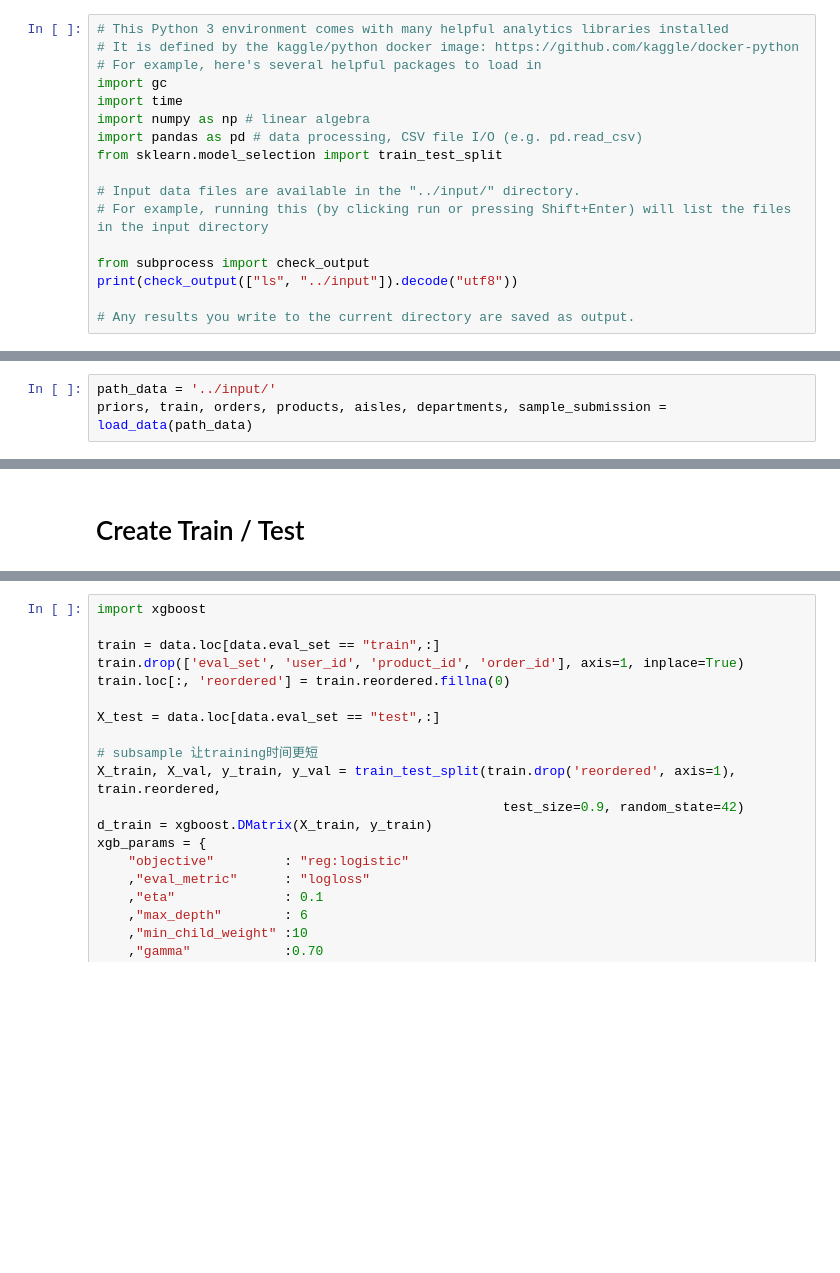
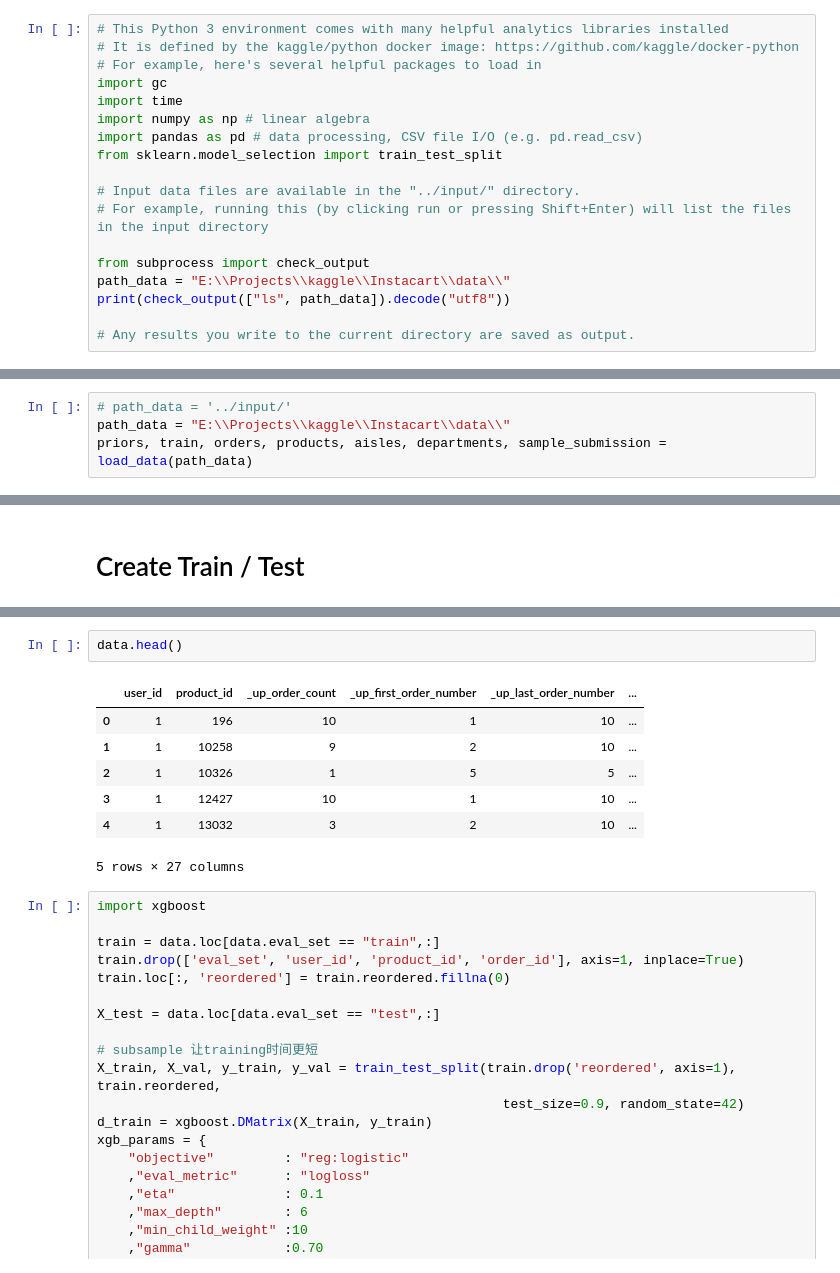
Before and after one commit to shenc3/kaggle_note, a Jupyter notebook: Instacart/LB 0.3805009, Python Edition.ipynb, the cells around one changed output, grey strips where cells are left out. Cells and saved outputs as stored; diff of their text form; blank space fills up the shorter version.

```diff
--- a/Instacart/LB 0.3805009, Python Edition.ipynb
+++ b/Instacart/LB 0.3805009, Python Edition.ipynb
@@ -19,6 +19,7 @@ from sklearn.model_selection import train_test_split
 # For example, running this (by clicking run or pressing Shift+Enter) will list the files in the input directory
 
 from subprocess import check_output
-print(check_output(["ls", "../input"]).decode("utf8"))
+path_data = "E:\\Projects\\kaggle\\Instacart\\data\\"
+print(check_output(["ls", path_data]).decode("utf8"))
 
 # Any results you write to the current directory are saved as output.
@@ -189,7 +198,8 @@ def ka_add_groupby_features_n_vs_1(df, group_columns_list, target_columns_list,
             df_new = pd.merge(left=df_new, right=the_stats, on=group_columns_list, how='left')
         return df_new
 # %%
-path_data = '../input/'
+# path_data = '../input/'
+path_data = "E:\\Projects\\kaggle\\Instacart\\data\\"
 priors, train, orders, products, aisles, departments, sample_submission = load_data(path_data)
 # %% [markdown]
 # Product part
@@ -295,3 +379,13 @@ data.head()
+# %%
+data.head()
+# %% [output]
+|  | user_id | product_id | _up_order_count | _up_first_order_number | _up_last_order_number | ... |
+| 0 | 1 | 196 | 10 | 1 | 10 | ... |
+| 1 | 1 | 10258 | 9 | 2 | 10 | ... |
+| 2 | 1 | 10326 | 1 | 5 | 5 | ... |
+| 3 | 1 | 12427 | 10 | 1 | 10 | ... |
+| 4 | 1 | 13032 | 3 | 2 | 10 | ... |
+5 rows × 27 columns
 # %%
 import xgboost
 
```
Also changed, not shown: parts of 8 cells of this notebook, 1 other file.
